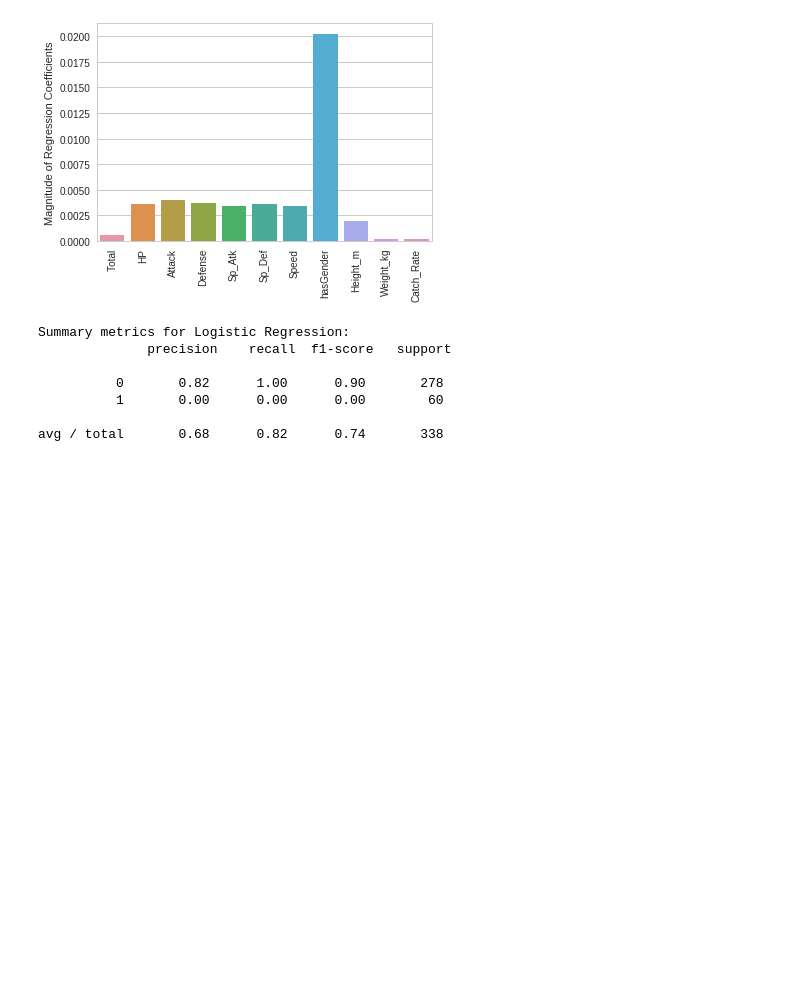
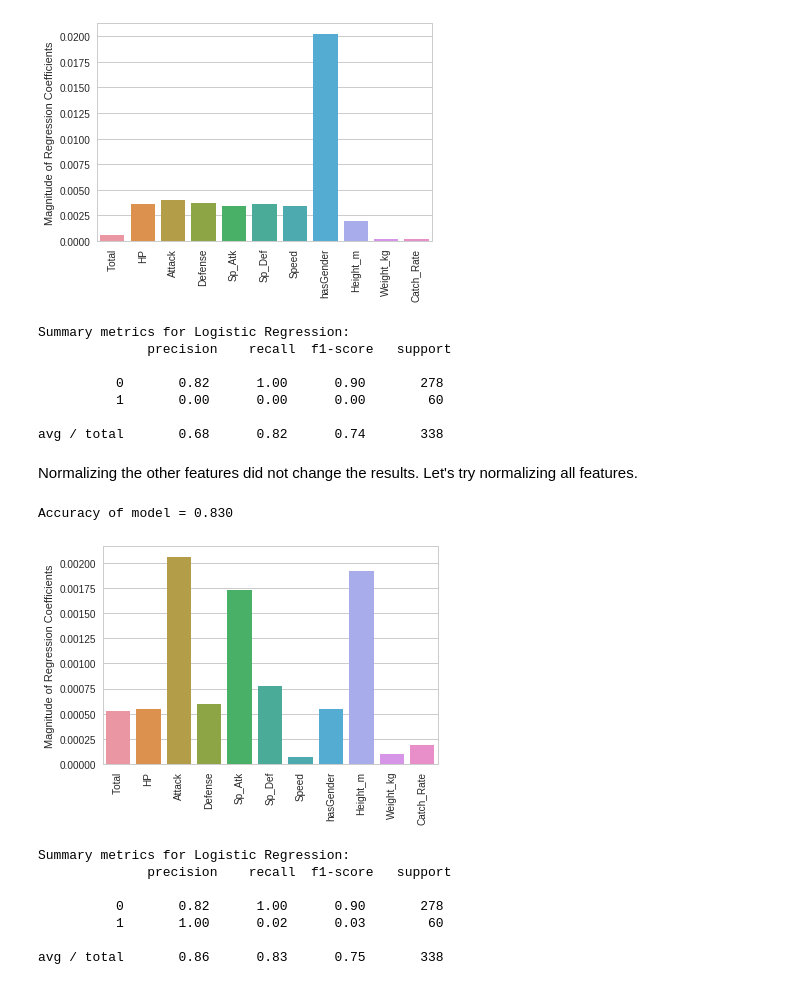
Before and after one commit to varennes/Pokemon-ML, a Jupyter notebook: notebook/02_WaterTypePredictions.ipynb, the cells around one changed output. Saved outputs shown, nothing was run; the diff lists cells and outputs as text; code cells hidden in the pictures; blank space fills up the shorter version.

Commit message:
Created much improved water prediction algorithm

```diff
--- a/notebook/02_WaterTypePredictions.ipynb
+++ b/notebook/02_WaterTypePredictions.ipynb
@@ -281,3 +285,50 @@ Summary metrics for Logistic Regression:
           1       0.00      0.00      0.00        60
 
 avg / total       0.68      0.82      0.74       338
+# %% [markdown]
+Normalizing the other features did not change the results. Let's try normalizing all features.
+# %%
+featureList = ['HP', 'Attack', 'Defense', 'Sp_Atk', 'Sp_Def', 'Speed', 'hasGender']
+
+scaler = preprocessing.StandardScaler()
+scaler.fit( df_water[ featureList] )
+df_water[ featureList] = scaler.transform( df_water[ featureList])
+
+features  = df_water[ columnIdx[1:]]
+typeWater = df_water['Water']
+
+df_water.head()
+
+# gridsearch estimator
+pipe = Pipeline( steps=[( 'clfLog', LogisticRegression())] )
+estimator = GridSearchCV( pipe,
+                         dict( clfLog__C=np.logspace(-4, 4, 5)) )
+
+estimator.fit( features, typeWater)
+print 'Accuracy of model = %.3f'  % estimator.best_score_
+
+clfLog_coef = estimator.best_estimator_.named_steps['clfLog'].coef_[0]
+features.columns
+sns.set_style("whitegrid")
+sns.barplot( x=features.columns, y=abs(clfLog_coef))
+plt.xticks(rotation=90);
+plt.ylabel('Magnitude of Regression Coefficients')
+plt.show()
+
+# get best performing model from estimator
+clf_log = estimator.best_estimator_
+# Make training and test data sets so that we can produce a classification report.
+X_train, X_test, y_train, y_test = train_test_split( features, typeWater, test_size=0.50, random_state=11)
+y_predict = clf_log.predict( X_test)
+print 'Summary metrics for Logistic Regression: \n %s' \
+        % metrics.classification_report( y_test, y_predict)
+# %% [output]
+Accuracy of model = 0.830
+[figure, added]
+Summary metrics for Logistic Regression:
+              precision    recall  f1-score   support
+
+          0       0.82      1.00      0.90       278
+          1       1.00      0.02      0.03        60
+
+avg / total       0.86      0.83      0.75       338
```
Also changed, not shown: parts of 13 cells of this notebook.
